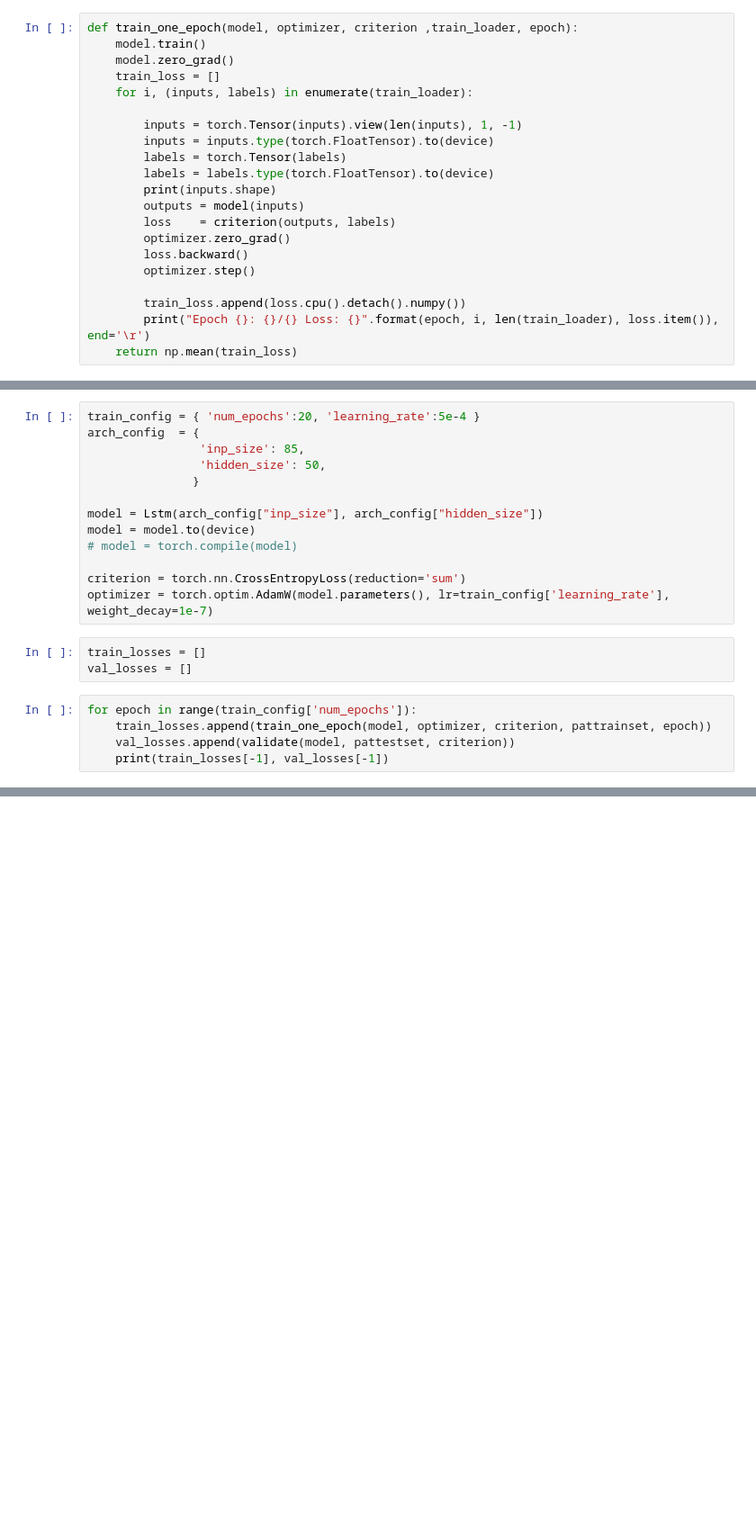
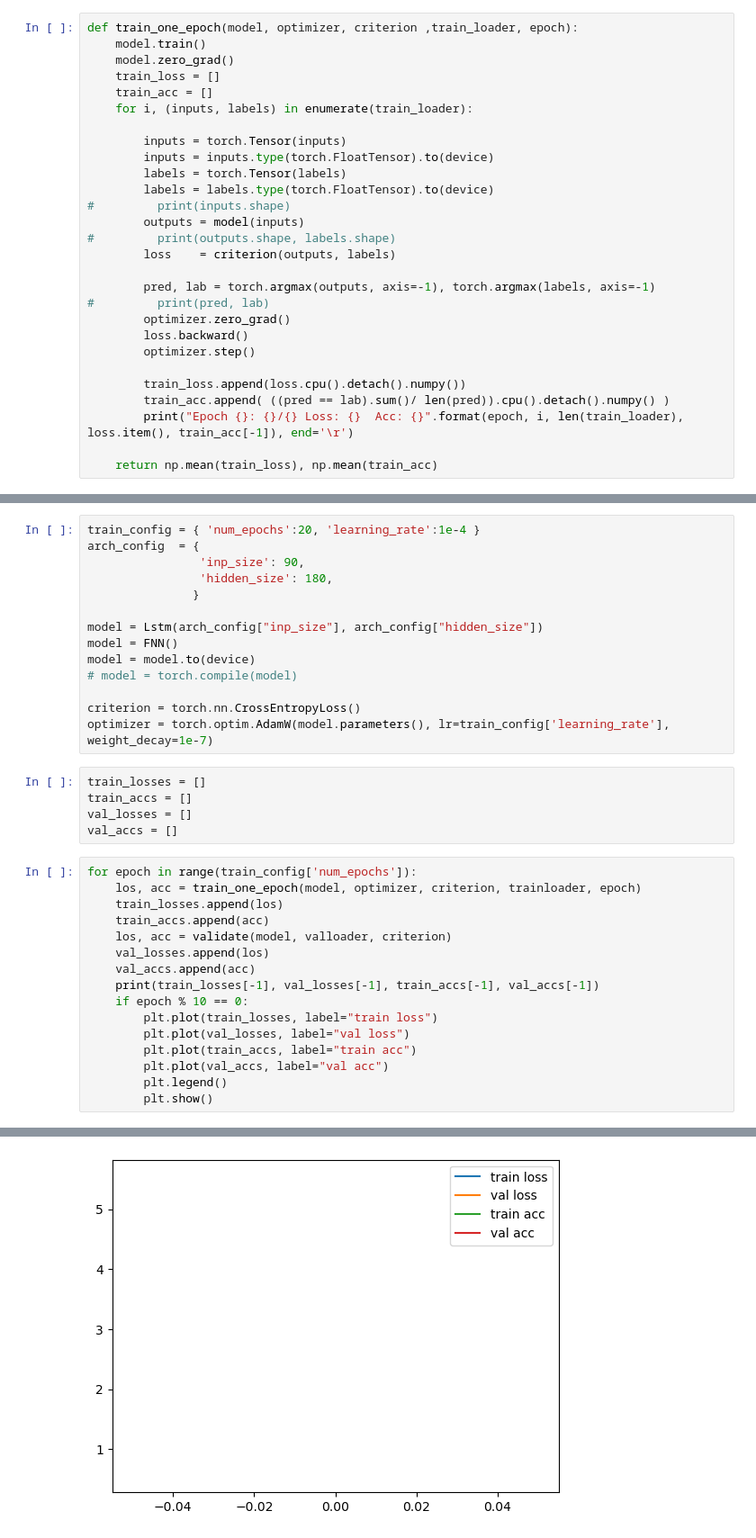
Before and after one commit to VVV-3/ComaToast, a Jupyter notebook: rough_code.ipynb, the cells around one changed output, grey strips where cells are left out. Shown at 90% size. Saved outputs shown, nothing was run; the diff lists cells and outputs as text; blank space fills up the shorter version.

```diff
--- a/rough_code.ipynb
+++ b/rough_code.ipynb
@@ -40,19 +432,26 @@ def train_one_epoch(model, optimizer, criterion ,train_loader, epoch):
     model.train()
     model.zero_grad()
     train_loss = []
+    train_acc = []
     for i, (inputs, labels) in enumerate(train_loader):
 
-        inputs = torch.Tensor(inputs).view(len(inputs), 1, -1)
+        inputs = torch.Tensor(inputs)
         inputs = inputs.type(torch.FloatTensor).to(device)
         labels = torch.Tensor(labels)
         labels = labels.type(torch.FloatTensor).to(device)
-        print(inputs.shape)
+#         print(inputs.shape)
         outputs = model(inputs)
+#         print(outputs.shape, labels.shape)
         loss    = criterion(outputs, labels)
+
+        pred, lab = torch.argmax(outputs, axis=-1), torch.argmax(labels, axis=-1)
+#         print(pred, lab)
         optimizer.zero_grad()
         loss.backward()
         optimizer.step()
 
         train_loss.append(loss.cpu().detach().numpy())
-        print("Epoch {}: {}/{} Loss: {}".format(epoch, i, len(train_loader), loss.item()), end='\r')
-    return np.mean(train_loss)
+        train_acc.append( ((pred == lab).sum()/ len(pred)).cpu().detach().numpy() )
+        print("Epoch {}: {}/{} Loss: {}  Acc: {}".format(epoch, i, len(train_loader), loss.item(), train_acc[-1]), end='\r')
+
+    return np.mean(train_loss), np.mean(train_acc)
@@ -93,23 +492,37 @@ class Lstm(nn.Module):
         return x
 # %%
-train_config = { 'num_epochs':20, 'learning_rate':5e-4 }
+train_config = { 'num_epochs':20, 'learning_rate':1e-4 }
 arch_config  = {
-                'inp_size': 85,
-                'hidden_size': 50,
+                'inp_size': 90,
+                'hidden_size': 180,
                }
 
 model = Lstm(arch_config["inp_size"], arch_config["hidden_size"])
+model = FNN()
 model = model.to(device)
 # model = torch.compile(model)
 
-criterion = torch.nn.CrossEntropyLoss(reduction='sum')
+criterion = torch.nn.CrossEntropyLoss()
 optimizer = torch.optim.AdamW(model.parameters(), lr=train_config['learning_rate'], weight_decay=1e-7)
 # %%
 train_losses = []
+train_accs = []
 val_losses = []
+val_accs = []
 # %%
 for epoch in range(train_config['num_epochs']):
-    train_losses.append(train_one_epoch(model, optimizer, criterion, pattrainset, epoch))
-    val_losses.append(validate(model, pattestset, criterion))
-    print(train_losses[-1], val_losses[-1])
+    los, acc = train_one_epoch(model, optimizer, criterion, trainloader, epoch)
+    train_losses.append(los)
+    train_accs.append(acc)
+    los, acc = validate(model, valloader, criterion)
+    val_losses.append(los)
+    val_accs.append(acc)
+    print(train_losses[-1], val_losses[-1], train_accs[-1], val_accs[-1])
+    if epoch % 10 == 0:
+        plt.plot(train_losses, label="train loss")
+        plt.plot(val_losses, label="val loss")
+        plt.plot(train_accs, label="train acc")
+        plt.plot(val_accs, label="val acc")
+        plt.legend()
+        plt.show()
 # %% [output]
@@ -116,0 +530 @@ torch.Size([65, 1, 1])
+[figure, added]
```
Also changed, not shown: parts of 21 cells of this notebook, 2 other files.
